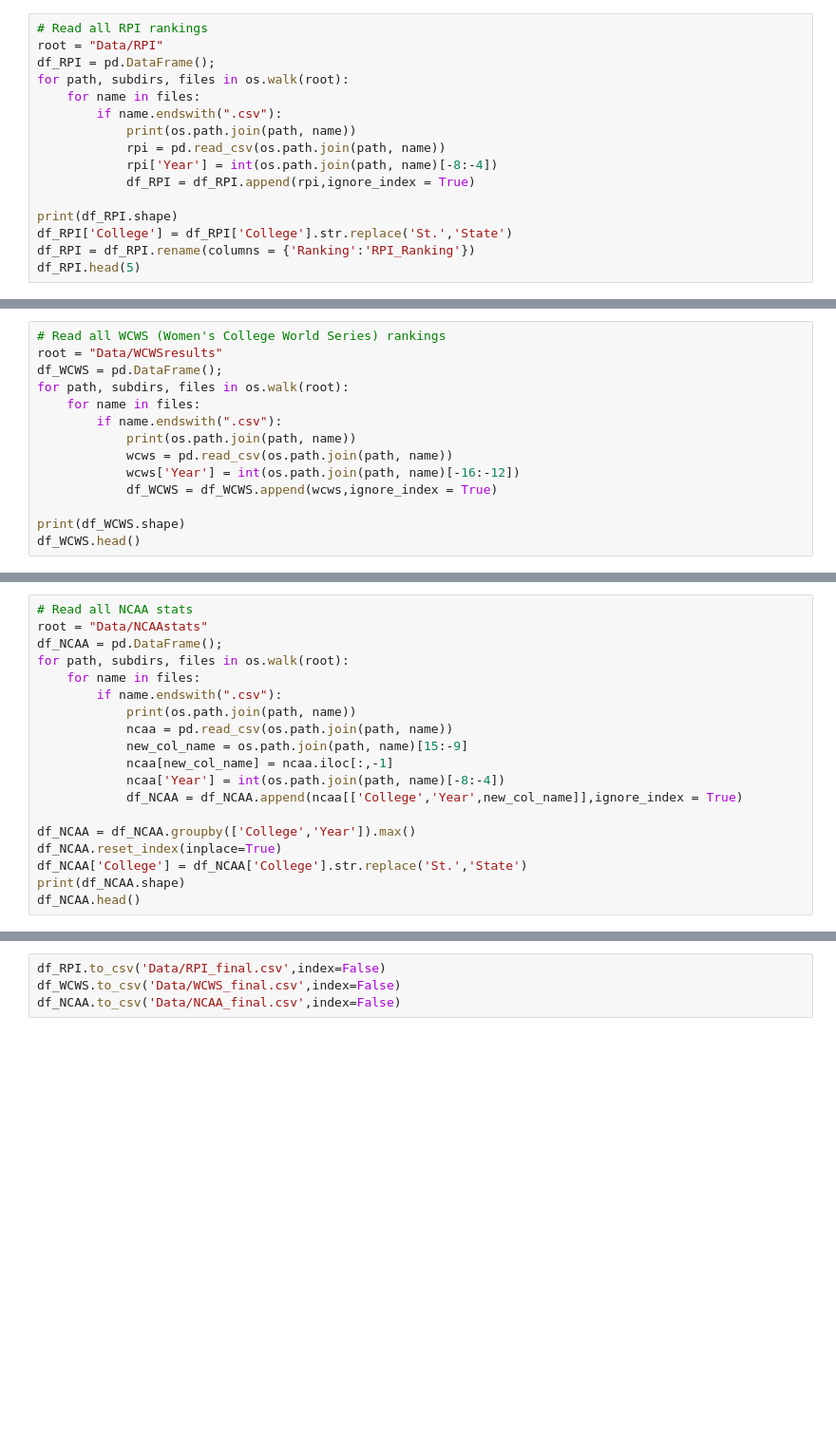
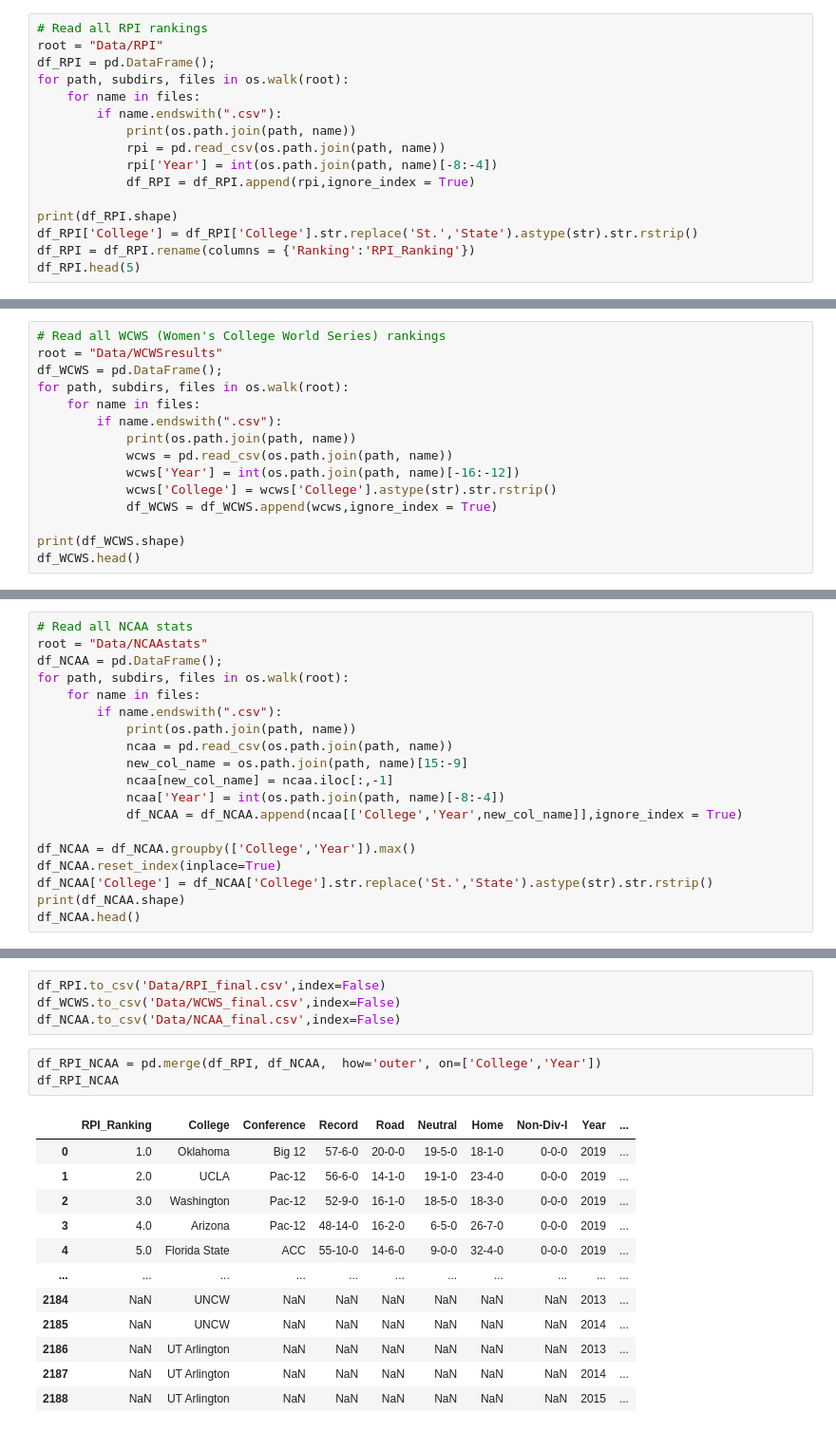
Before and after one commit to koeunlim/Capstone_Softball, a Jupyter notebook: 02_NCAA_Softball_EDA.ipynb, the cells around one changed output, grey strips where cells are left out. Shown: that part at 95% size. Drawn from its saved outputs; the diff is of its cells as text; blank space fills up the shorter version.

```diff
--- a/02_NCAA_Softball_EDA.ipynb
+++ b/02_NCAA_Softball_EDA.ipynb
@@ -36,7 +36,7 @@ for path, subdirs, files in os.walk(root):
             df_RPI = df_RPI.append(rpi,ignore_index = True)
 
 print(df_RPI.shape)
-df_RPI['College'] = df_RPI['College'].str.replace('St.','State')
+df_RPI['College'] = df_RPI['College'].str.replace('St.','State').astype(str).str.rstrip()
 df_RPI = df_RPI.rename(columns = {'Ranking':'RPI_Ranking'})
 df_RPI.head(5)
 # %% [output]
@@ -64,6 +64,7 @@ for path, subdirs, files in os.walk(root):
             print(os.path.join(path, name))
             wcws = pd.read_csv(os.path.join(path, name))
             wcws['Year'] = int(os.path.join(path, name)[-16:-12])
+            wcws['College'] = wcws['College'].astype(str).str.rstrip()
             df_WCWS = df_WCWS.append(wcws,ignore_index = True)
 
 print(df_WCWS.shape)
@@ -99,7 +100,7 @@ for path, subdirs, files in os.walk(root):
 
 df_NCAA = df_NCAA.groupby(['College','Year']).max()
 df_NCAA.reset_index(inplace=True)
-df_NCAA['College'] = df_NCAA['College'].str.replace('St.','State')
+df_NCAA['College'] = df_NCAA['College'].str.replace('St.','State').astype(str).str.rstrip()
 print(df_NCAA.shape)
 df_NCAA.head()
 # %% [output]
@@ -138,3 +139,19 @@ Stored 'df_NCAA' (DataFrame)
 df_RPI.to_csv('Data/RPI_final.csv',index=False)
 df_WCWS.to_csv('Data/WCWS_final.csv',index=False)
 df_NCAA.to_csv('Data/NCAA_final.csv',index=False)
+# %%
+df_RPI_NCAA = pd.merge(df_RPI, df_NCAA,  how='outer', on=['College','Year'])
+df_RPI_NCAA
+# %% [output]
+|  | RPI_Ranking | College | Conference | Record | Road | Neutral | Home | Non-Div-I | Year | ... |
+| 0 | 1.0 | Oklahoma | Big 12 | 57-6-0 | 20-0-0 | 19-5-0 | 18-1-0 | 0-0-0 | 2019 | ... |
+| 1 | 2.0 | UCLA | Pac-12 | 56-6-0 | 14-1-0 | 19-1-0 | 23-4-0 | 0-0-0 | 2019 | ... |
+| 2 | 3.0 | Washington | Pac-12 | 52-9-0 | 16-1-0 | 18-5-0 | 18-3-0 | 0-0-0 | 2019 | ... |
+| 3 | 4.0 | Arizona | Pac-12 | 48-14-0 | 16-2-0 | 6-5-0 | 26-7-0 | 0-0-0 | 2019 | ... |
+| 4 | 5.0 | Florida State | ACC | 55-10-0 | 14-6-0 | 9-0-0 | 32-4-0 | 0-0-0 | 2019 | ... |
+| ... | ... | ... | ... | ... | ... | ... | ... | ... | ... | ... |
+| 2184 | NaN | UNCW | NaN | NaN | NaN | NaN | NaN | NaN | 2013 | ... |
+| 2185 | NaN | UNCW | NaN | NaN | NaN | NaN | NaN | NaN | 2014 | ... |
+| 2186 | NaN | UT Arlington | NaN | NaN | NaN | NaN | NaN | NaN | 2013 | ... |
+| 2187 | NaN | UT Arlington | NaN | NaN | NaN | NaN | NaN | NaN | 2014 | ... |
+| 2188 | NaN | UT Arlington | NaN | NaN | NaN | NaN | NaN | NaN | 2015 | ... |
```
Also changed, not shown: parts of 5 cells of this notebook, 3 other files.
